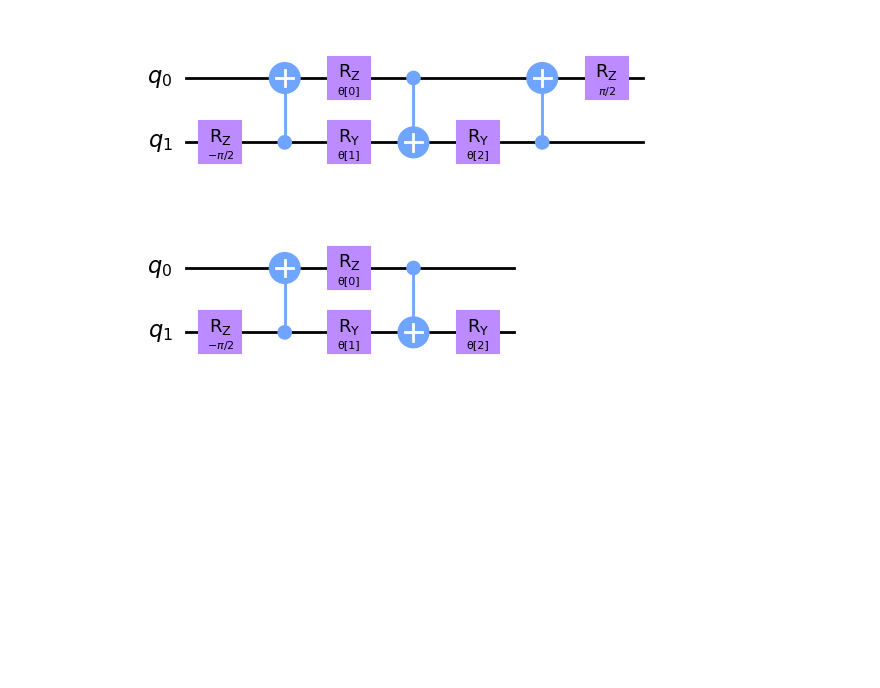
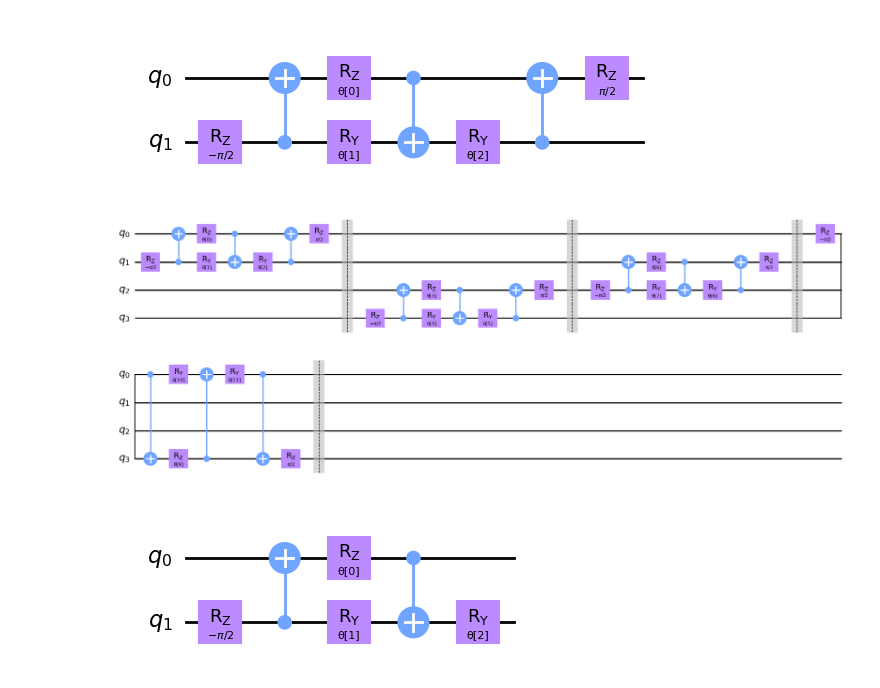
Before and after one commit to zhur123/CSE-5429-Quantumn-Project, a Jupyter notebook: qiskit_testing.ipynb, the cells around one changed output. Cells and saved outputs as stored; diff of their text form; code cells hidden in the pictures; blank space fills up the shorter version.

```diff
--- a/qiskit_testing.ipynb
+++ b/qiskit_testing.ipynb
@@ -44,7 +86,7 @@ def conv_circuit_qiskit(params):
     target.rz(np.pi / 2, 0)
     return target
 
-def conv_layer(num_qubits, param_prefix):
+def conv_layer_qiskit(num_qubits, param_prefix):
     qc = QuantumCircuit(num_qubits, name="Convolutional Layer")
     qubits = list(range(num_qubits))
     param_index = 0
@@ -96,7 +138,7 @@ def create_circuits_qiskit(num_qubits, keep_pooling=True):
     qubit_list = list(range(num_qubits))
 
     ansatz = QuantumCircuit(num_qubits, name="Ansatz")
-    ansatz.compose(conv_layer(num_qubits, "c1"), qubit_list, inplace=True)
+    ansatz.compose(conv_layer_qiskit(num_qubits, "c1"), qubit_list, inplace=True)
     if keep_pooling:
         add_pooling_layers(ansatz, num_qubits)
     else:
@@ -132,8 +174,10 @@ circuit.draw("mpl", style="clifford")
 [figure]
 # %%
 # Fully Connected Layer
-circuit = conv_layer(10, "θ")
+circuit = conv_layer_qiskit(4, "θ")
 circuit.decompose().draw("mpl", style="clifford")
+# %% [output]
+[figure, added]
 # %%
 # Pooling Circuit
 params = ParameterVector("θ", length=3)
```
Also changed, not shown: parts of 16 cells of this notebook, 4 other files.
